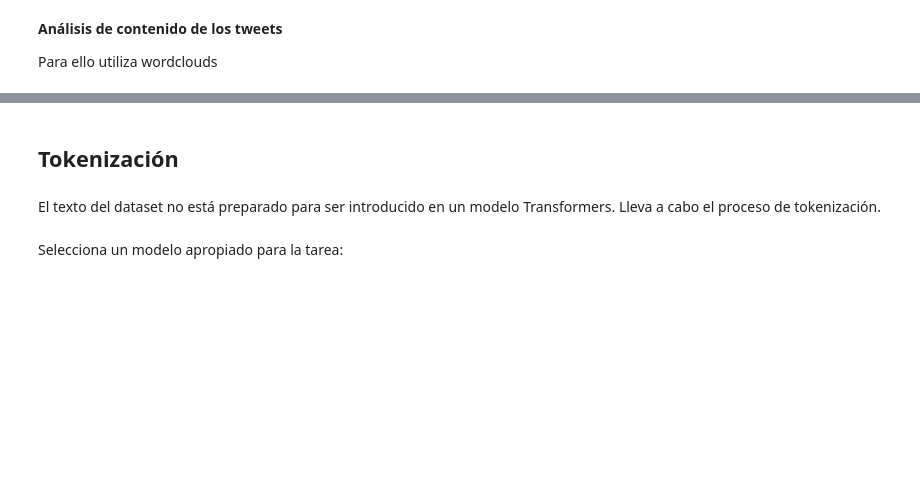
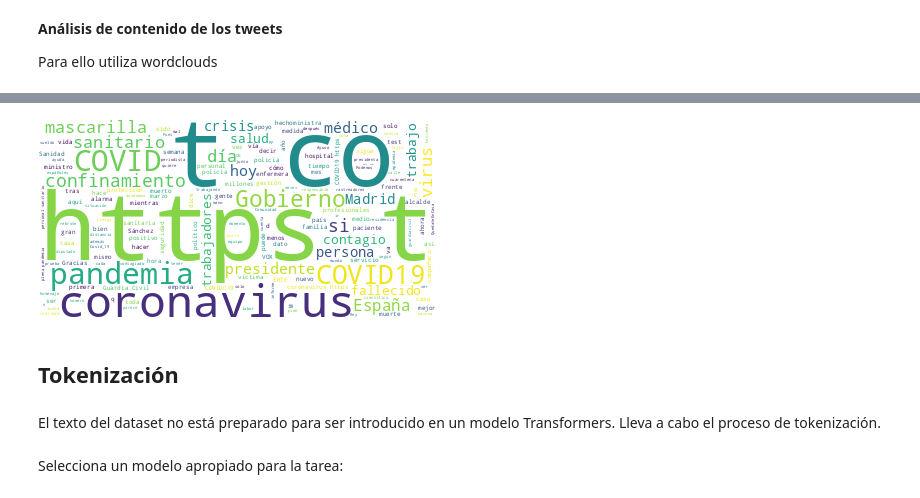
Before and after one commit to Fabio2394/text_mining, a Jupyter notebook: Ejercicio1_clasificacion_alumno.ipynb, the cells around one changed output, grey strips where cells are left out. Cells and saved outputs as stored; diff of their text form; code cells hidden in the pictures; blank space fills up the shorter version.

```diff
--- a/Ejercicio1_clasificacion_alumno.ipynb
+++ b/Ejercicio1_clasificacion_alumno.ipynb
@@ -194,3 +253,8 @@ Para ello utiliza wordclouds
+# %%
+wordcloud.generate(txt_cat1)
+wordcloud.to_image()
+# %% [output]
+[figure, added]
 # %% [markdown]
 ## Tokenización
 # %% [markdown]
```
Also changed, not shown: parts of 18 cells of this notebook.
